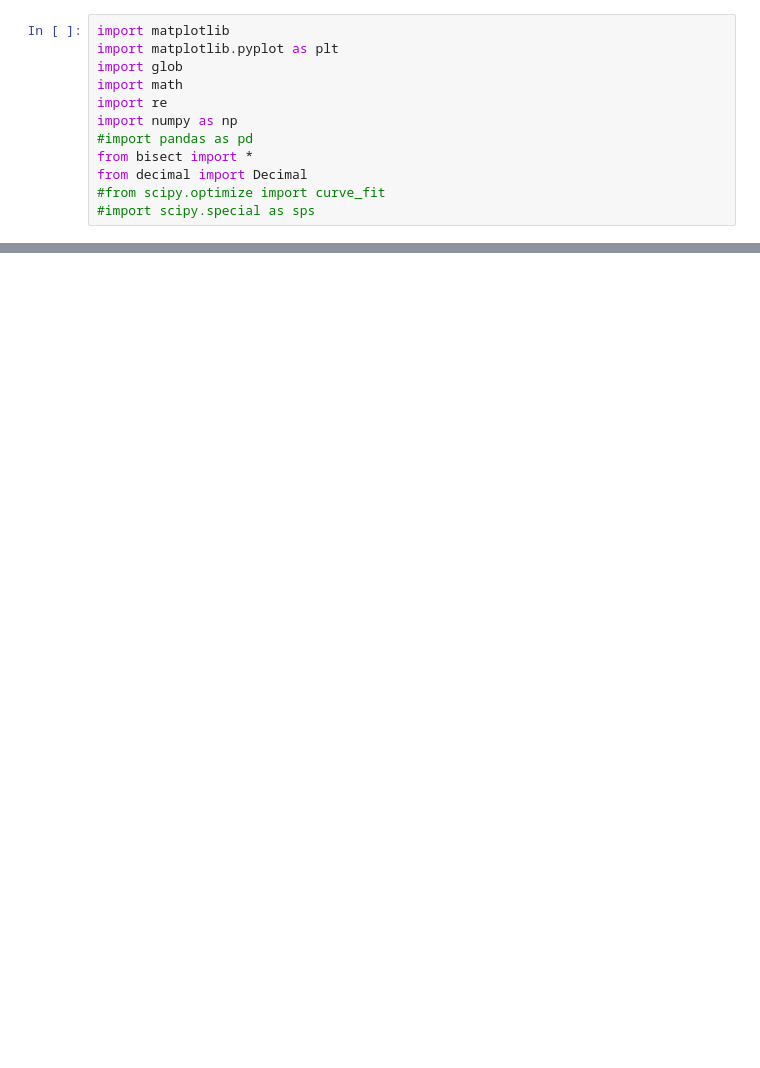
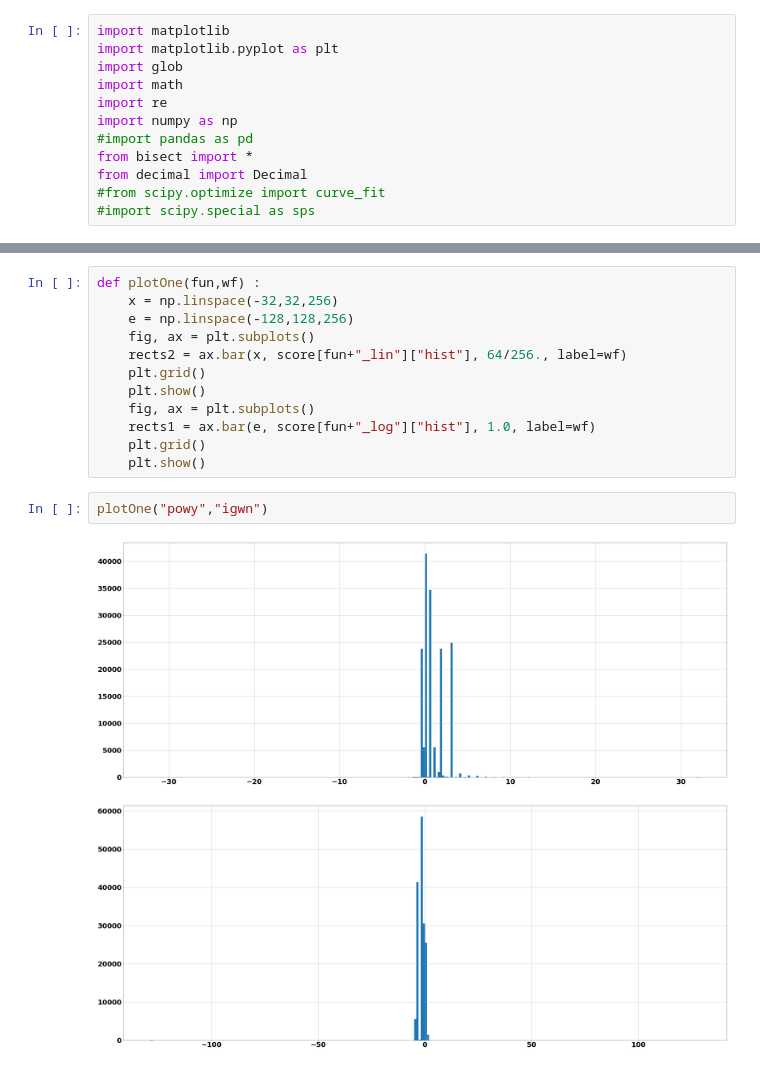
Before and after one commit to VinInn/pyTools, a Jupyter notebook: MathProfile.ipynb, the cells around one changed output, grey strips where cells are left out. Cells and saved outputs as stored; diff of their text form; blank space fills up the shorter version.

Commit message:
add hist

```diff
--- a/MathProfile.ipynb
+++ b/MathProfile.ipynb
@@ -91,0 +97,17 @@ plt.show()
+# %%
+def plotOne(fun,wf) :
+    x = np.linspace(-32,32,256)
+    e = np.linspace(-128,128,256)
+    fig, ax = plt.subplots()
+    rects2 = ax.bar(x, score[fun+"_lin"]["hist"], 64/256., label=wf)
+    plt.grid()
+    plt.show()
+    fig, ax = plt.subplots()
+    rects1 = ax.bar(e, score[fun+"_log"]["hist"], 1.0, label=wf)
+    plt.grid()
+    plt.show()
+# %%
+plotOne("powy","igwn")
+# %% [output]
+[figure, added]
+[figure, added]
```
Also changed, not shown: parts of 5 cells of this notebook.
